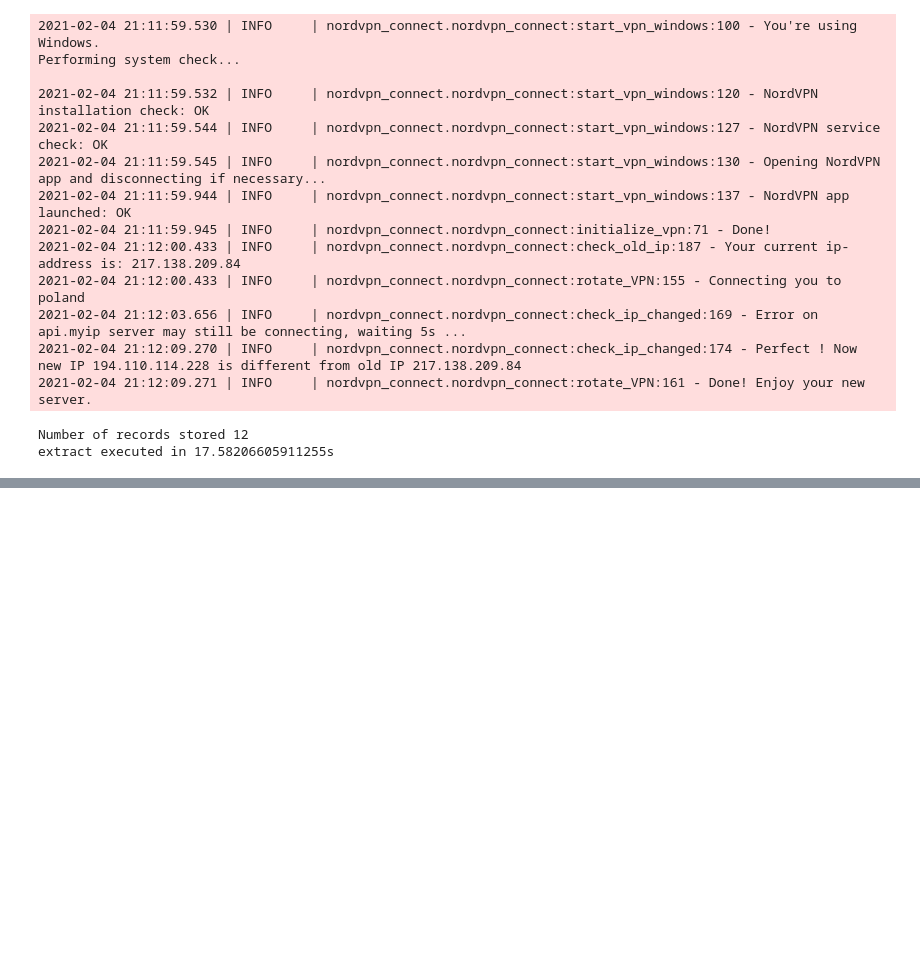
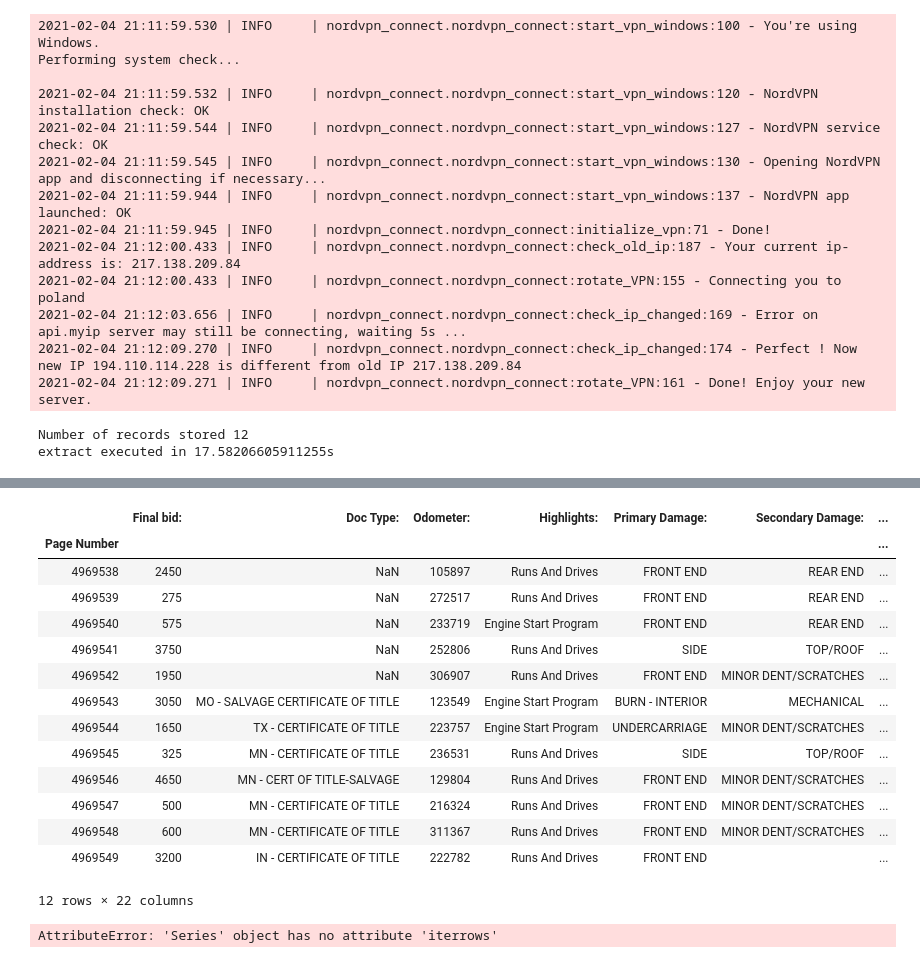
Before and after one commit to SzymonGaj/JupyterCopart, a Jupyter notebook: ETL.ipynb, the cells around one changed output, grey strips where cells are left out. Drawn from its saved outputs; the diff is of its cells as text; code cells hidden in the pictures; blank space fills up the shorter version.

```diff
--- a/ETL.ipynb
+++ b/ETL.ipynb
@@ -304,3 +304,5 @@ extract executed in 17.58206605911255s
+# %%
+df_test = df.copy()
 # %%
 df
 # %% [output]
@@ -318,3 +320,25 @@ df
 | 4969547 | $500 USD | MN - CERTIFICATE OF TITLE | 134,418 mi | Runs And Drives | FRONT END | MINOR DENT/SCRATCHES | ... |
 | 4969548 | $600 USD | MN - CERTIFICATE OF TITLE | 193,475 mi | Runs And Drives | FRONT END | MINOR DENT/SCRATCHES | ... |
 | 4969549 | $3,200 USD | IN - CERTIFICATE OF TITLE | 138,431 mi | Runs And Drives | FRONT END |  | ... |
+# %%
+transform(df_test)
+# %% [output]
+|  | Final bid: | Doc Type: | Odometer: | Highlights: | Primary Damage: | Secondary Damage: | ... |
+| Page Number |  |  |  |  |  |  | ... |
+| 4969538 | 2450 | NaN | 105897 | Runs And Drives | FRONT END | REAR END | ... |
+| 4969539 | 275 | NaN | 272517 | Runs And Drives | FRONT END | REAR END | ... |
+| 4969540 | 575 | NaN | 233719 | Engine Start Program | FRONT END | REAR END | ... |
+| 4969541 | 3750 | NaN | 252806 | Runs And Drives | SIDE | TOP/ROOF | ... |
+| 4969542 | 1950 | NaN | 306907 | Runs And Drives | FRONT END | MINOR DENT/SCRATCHES | ... |
+| 4969543 | 3050 | MO - SALVAGE CERTIFICATE OF TITLE | 123549 | Engine Start Program | BURN - INTERIOR | MECHANICAL | ... |
+| 4969544 | 1650 | TX - CERTIFICATE OF TITLE | 223757 | Engine Start Program | UNDERCARRIAGE | MINOR DENT/SCRATCHES | ... |
+| 4969545 | 325 | MN - CERTIFICATE OF TITLE | 236531 | Runs And Drives | SIDE | TOP/ROOF | ... |
+| 4969546 | 4650 | MN - CERT OF TITLE-SALVAGE | 129804 | Runs And Drives | FRONT END | MINOR DENT/SCRATCHES | ... |
+| 4969547 | 500 | MN - CERTIFICATE OF TITLE | 216324 | Runs And Drives | FRONT END | MINOR DENT/SCRATCHES | ... |
+| 4969548 | 600 | MN - CERTIFICATE OF TITLE | 311367 | Runs And Drives | FRONT END | MINOR DENT/SCRATCHES | ... |
+| 4969549 | 3200 | IN - CERTIFICATE OF TITLE | 222782 | Runs And Drives | FRONT END |  | ... |
+12 rows × 22 columns
+# %%
+df['Final bid:'].iterrows()
+# %% [output]
+AttributeError: 'Series' object has no attribute 'iterrows'
```
Also changed, not shown: parts of 2 cells of this notebook.
